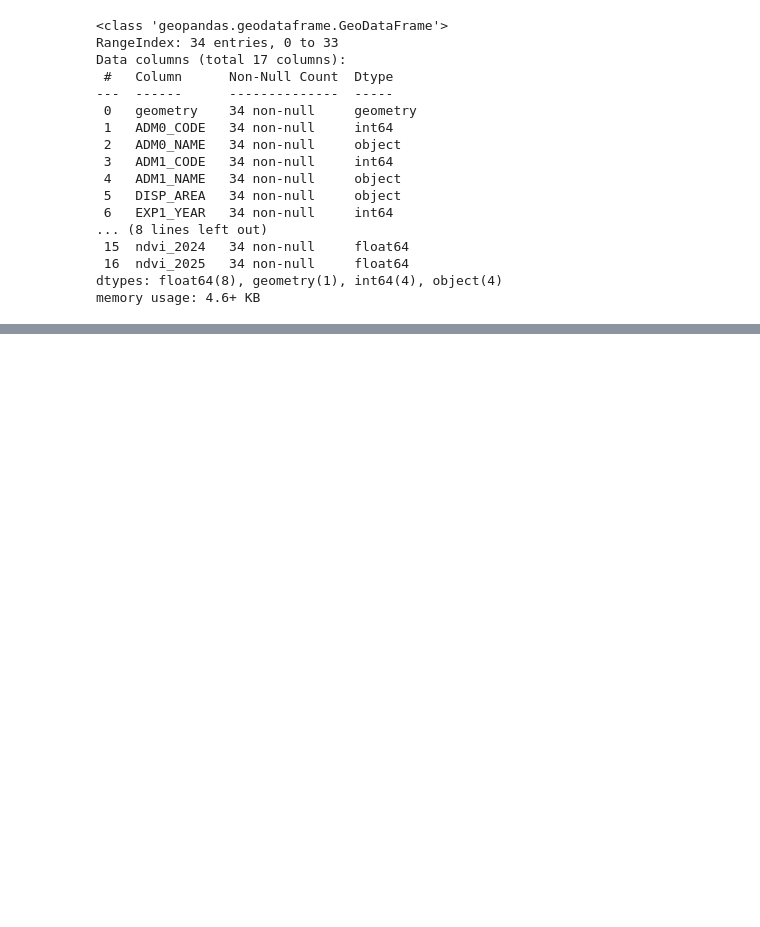
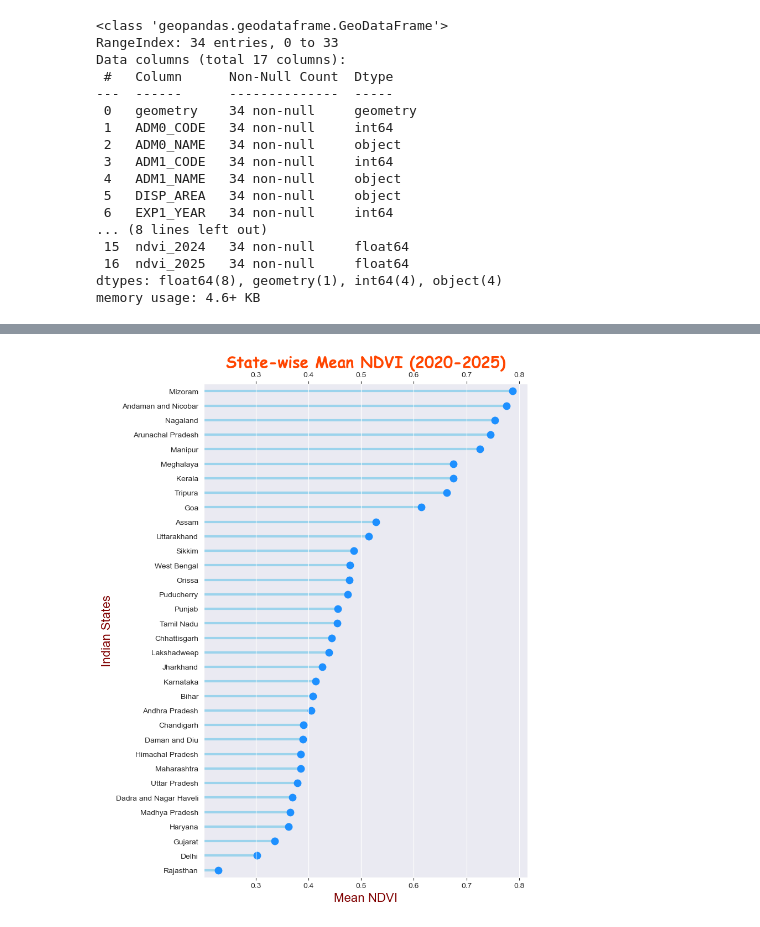
Before and after one commit to bestboybest/LearningPython, a Jupyter notebook: 4) Geopandas + Rasterio Projects/01) IndiaAnalysis/IndiaAnalysis.ipynb, the cells around one changed output, grey strips where cells are left out. Drawn from its saved outputs; the diff is of its cells as text; code cells hidden in the pictures; blank space fills up the shorter version.

```diff
--- a/4) Geopandas + Rasterio Projects/01) IndiaAnalysis/IndiaAnalysis.ipynb
+++ b/4) Geopandas + Rasterio Projects/01) IndiaAnalysis/IndiaAnalysis.ipynb
@@ -190,0 +203,21 @@ for i in range(1):
+# %%
+#Temporal median + Spatial mean + mean of the 6 years
+
+df = statesdf[["ADM1_NAME", "mean_ndvi"]].sort_values("mean_ndvi", ascending=False).reset_index(drop = True)
+
+plt.figure(figsize=(8, 10), dpi = 100)
+sns.set_style('darkgrid')
+plt.hlines(y = range(len(df)), xmin = 0, xmax = df["mean_ndvi"], color = 'skyblue', alpha = 0.8, linewidth = 3)
+sns.stripplot(x = df["mean_ndvi"], y = df["ADM1_NAME"], size = 10, color = 'dodgerblue')
+plt.xlabel("Mean NDVI", fontdict = normalFont)
+plt.title(f"State-wise Mean NDVI (2020-2025)", fontdict = titleFont)
+plt.ylabel('Indian States', fontdict = normalFont)
+plt.tight_layout()
+
+ax = plt.gca()
+ax_top = ax.twiny()
+
+ax_top.set_xlim(ax.get_xlim())
+plt.savefig('meanNDVIBar.png', dpi = 300, bbox_inches="tight")
+# %% [output]
+[figure, added]
```
Also changed, not shown: parts of 2 cells of this notebook, 7 other files.
